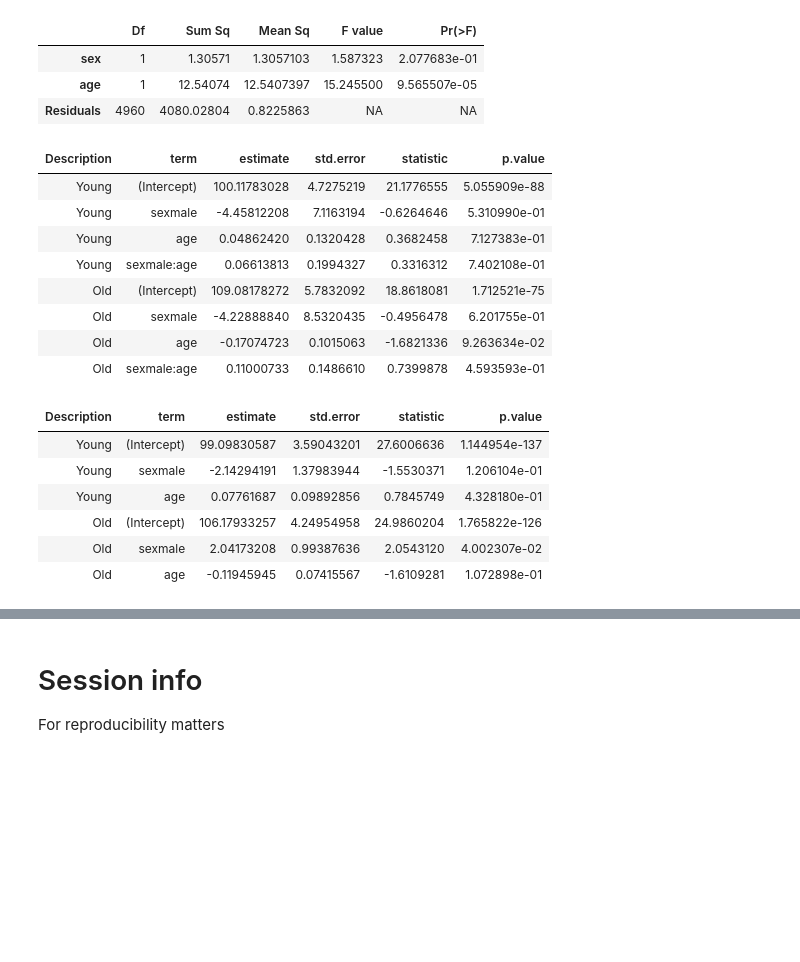
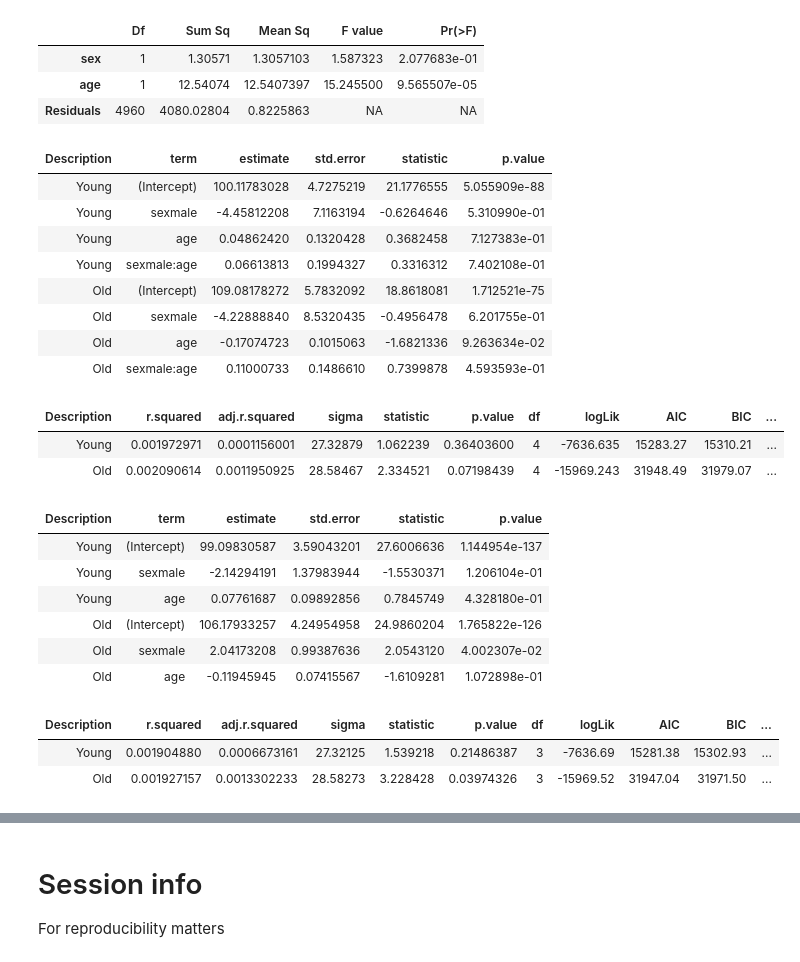
Before and after one commit to jacodela/microbio_aDiv, a Jupyter notebook: China_Analyses/China_data.ipynb, the cells around one changed output, grey strips where cells are left out. Drawn from its saved outputs; the diff is of its cells as text; code cells hidden in the pictures; blank space fills up the shorter version.

```diff
--- a/China_Analyses/China_data.ipynb
+++ b/China_Analyses/China_data.ipynb
@@ -360,21 +360,27 @@ F-statistic: 8.416 on 2 and 4960 DF,  p-value: 0.0002244
 # %%
 # Fit separate linear models by each age group
 # OTU
 otu_group_lm_1250 = health_table %>% group_by(Description) %>%
     do (otu_lm_1250 = lm (observed_otus_1250 ~ sex * age, data=.))
 
 otu_group_coef_1250 = tidy(otu_group_lm_1250, otu_lm_1250)
 otu_group_coef_1250
+
+otu_group_R2_1250 = glance(otu_group_lm_1250, otu_lm_1250)
+otu_group_R2_1250
 # %% [output]
 | Description | term | estimate | std.error | statistic | p.value |
 | Young | (Intercept) | 100.11783028 | 4.7275219 | 21.1776555 | 5.055909e-88 |
 | Young | sexmale | -4.45812208 | 7.1163194 | -0.6264646 | 5.310990e-01 |
 | Young | age | 0.04862420 | 0.1320428 | 0.3682458 | 7.127383e-01 |
 | Young | sexmale:age | 0.06613813 | 0.1994327 | 0.3316312 | 7.402108e-01 |
 | Old | (Intercept) | 109.08178272 | 5.7832092 | 18.8618081 | 1.712521e-75 |
 | Old | sexmale | -4.22888840 | 8.5320435 | -0.4956478 | 6.201755e-01 |
 | Old | age | -0.17074723 | 0.1015063 | -1.6821336 | 9.263634e-02 |
 | Old | sexmale:age | 0.11000733 | 0.1486610 | 0.7399878 | 4.593593e-01 |
+| Description | r.squared | adj.r.squared | sigma | statistic | p.value | df | logLik | AIC | BIC | ... |
+| Young | 0.001972971 | 0.0001156001 | 27.32879 | 1.062239 | 0.36403600 | 4 | -7636.635 | 15283.27 | 15310.21 | ... |
+| Old | 0.002090614 | 0.0011950925 | 28.58467 | 2.334521 | 0.07198439 | 4 | -15969.243 | 31948.49 | 31979.07 | ... |
 # %%
 # OTU
 otu_group_onc_1250 = health_table %>% group_by(Description) %>%
@@ -382,6 +388,9 @@ otu_group_onc_1250 = health_table %>% group_by(Description) %>%
 
 otu_group_onc_coef_1250 = tidy(otu_group_onc_1250, otu_lm_1250)
 otu_group_onc_coef_1250
+
+otu_group_onc_R2_1250 = glance(otu_group_onc_1250, otu_lm_1250)
+otu_group_onc_R2_1250
 # %% [output]
 | Description | term | estimate | std.error | statistic | p.value |
 | Young | (Intercept) | 99.09830587 | 3.59043201 | 27.6006636 | 1.144954e-137 |
@@ -390,6 +399,9 @@ otu_group_onc_coef_1250
 | Old | (Intercept) | 106.17933257 | 4.24954958 | 24.9860204 | 1.765822e-126 |
 | Old | sexmale | 2.04173208 | 0.99387636 | 2.0543120 | 4.002307e-02 |
 | Old | age | -0.11945945 | 0.07415567 | -1.6109281 | 1.072898e-01 |
+| Description | r.squared | adj.r.squared | sigma | statistic | p.value | df | logLik | AIC | BIC | ... |
+| Young | 0.001904880 | 0.0006673161 | 27.32125 | 1.539218 | 0.21486387 | 3 | -7636.69 | 15281.38 | 15302.93 | ... |
+| Old | 0.001927157 | 0.0013302233 | 28.58273 | 3.228428 | 0.03974326 | 3 | -15969.52 | 31947.04 | 31971.50 | ... |
 # %%
 #Shannon
 shannon_group_lm_1250 = health_table %>% group_by(Description) %>%
```
Also changed, not shown: parts of 4 cells of this notebook, 3 other files.
